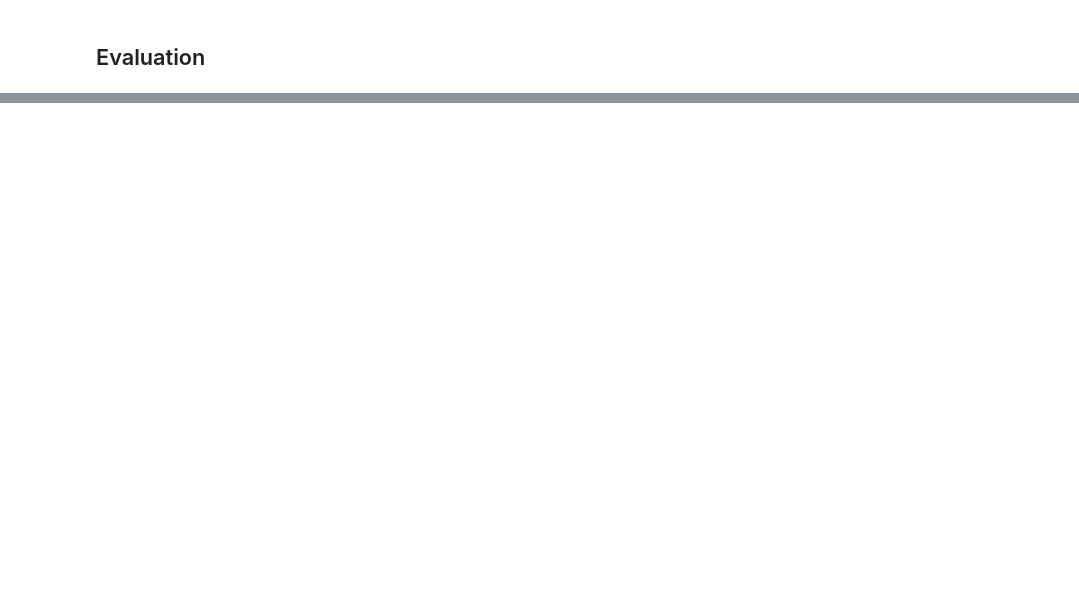
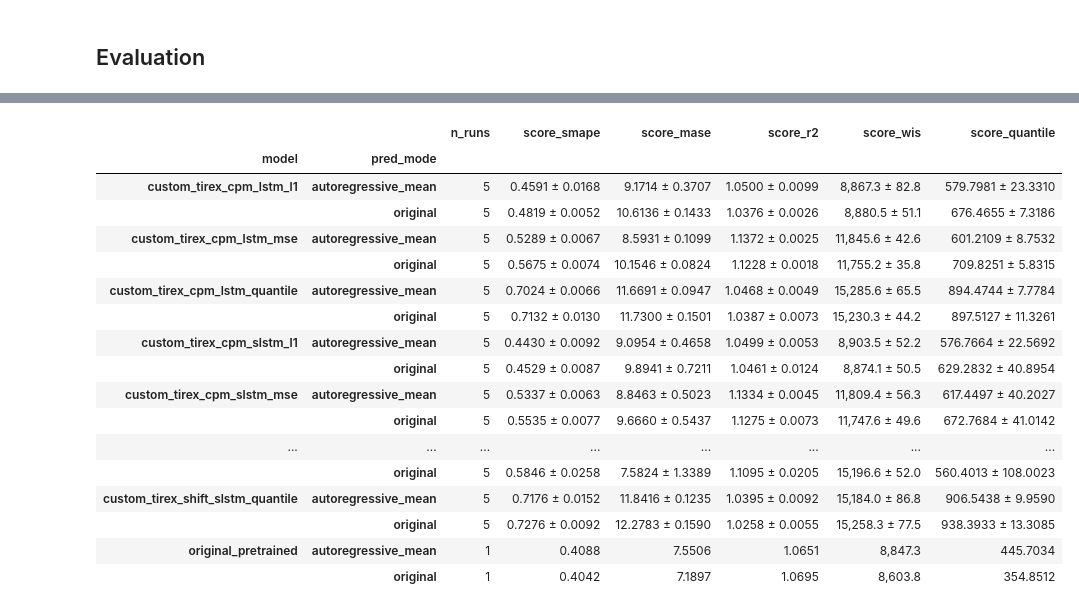
Before and after one commit to Richi0D/tirex_loss, a Jupyter notebook: notebooks/custom_tirex_cpm_evaluation.ipynb, the cells around one changed output, grey strips where cells are left out. Saved outputs shown, nothing was run; the diff lists cells and outputs as text; code cells hidden in the pictures; blank space fills up the shorter version.

Commit message:
add scores

```diff
--- a/notebooks/custom_tirex_cpm_evaluation.ipynb
+++ b/notebooks/custom_tirex_cpm_evaluation.ipynb
@@ -855,9 +732,2 @@ custom_tirex_cpm_lstm & l1 & 100 & \background-color#006837 \color#f1f1f1 113.85
 # %% [markdown]
 ## Evaluation
-# %%
-model_paths = {}
-for name, item in training_variants.items():
-    model_path = item['model_path']
-    model_paths[name] = model_path
-model_paths['original_pretrained'] = Path("../models/tirex_original_pretrained_20260614")
-model_paths
@@ -960,0 +734,73 @@ original_pretrained & 0.032634 & 0.031397 & 3.421839 & 3.319281 \\
+# %%
+model_paths['original_pretrained'] = Path("../models/v2_tirex_original_pretrained_full")
+
+SCORE_COLS = ["score_smape", "score_mase", "score_r2", "score_wis", "score_quantile"]
+
+rows = []
+for name, p in model_paths.items():
+    for run_dir in discover_runs(p):
+        score_file = run_dir / "scores.json"
+        if not score_file.exists():
+            continue
+        with open(score_file, 'r') as f:
+            s = json.load(f)
+        best = s["best_model.pth"]
+        for pred_mode, values in best.items():
+            rows.append({
+                "model": name,
+                "run": run_dir.name,
+                "pred_mode": pred_mode,
+                **dict(zip(SCORE_COLS, values)),
+            })
+
+df_runs = pd.DataFrame(rows)
+
+# Aggregate mean/std across runs, grouped by model + pred_mode
+agg = df_runs.groupby(["model", "pred_mode"])[SCORE_COLS].agg(["mean", "std", "count"])
+agg.columns = [f"{col}_{stat}" for col, stat in agg.columns]
+
+lower_better = ["score_smape", "score_mase", "score_wis", "score_quantile"]
+higher_better = ["score_r2"]
+
+def mean_std_fmt(mean, std, n, fmt="{:.4f}"):
+    if pd.isna(mean):
+        return "—"
+    if pd.isna(std) or n <= 1:
+        return fmt.format(mean)
+    return f"{fmt.format(mean)} ± {fmt.format(std)}"
+
+FMT = {
+    "score_smape": "{:.4f}",
+    "score_mase":  "{:.4f}",
+    "score_r2":    "{:.4f}",
+    "score_wis":   "{:,.1f}",
+    "score_quantile": "{:.4f}",
+}
+
+display_df = pd.DataFrame(index=agg.index)
+display_df["n_runs"] = agg[[c for c in agg.columns if c.endswith("_count")]].max(axis=1).astype(int)
+for col in SCORE_COLS:
+    display_df[col] = [
+        mean_std_fmt(m, s, n, FMT.get(col, "{:.4f}"))
+        for m, s, n in zip(agg[f"{col}_mean"], agg[f"{col}_std"], agg[f"{col}_count"])
+    ]
+
+styler = display_df.style
+
+for col in lower_better:
+    styler = styler.background_gradient(subset=pd.IndexSlice[:, [col]], cmap="RdYlGn_r",
+                                         gmap=agg[f"{col}_mean"])
+for col in higher_better:
+    styler = styler.background_gradient(subset=pd.IndexSlice[:, [col]], cmap="RdYlGn",
+                                         gmap=agg[f"{col}_mean"])
+
+(
+    styler
+    .set_caption("Best model scores by model and prediction mode – mean ± std across runs")
+    .set_table_styles([
+        {"selector": "caption", "props": [("font-size", "13px"), ("font-weight", "bold"), ("text-align", "left"), ("padding-bottom", "8px")]},
+        {"selector": "th", "props": [("text-align", "left"), ("padding", "6px 12px"), ("white-space", "nowrap")]},
+        {"selector": "td", "props": [("padding", "5px 12px"), ("white-space", "nowrap")]},
+    ])
+)
+# %% [output]
@@ -960,0 +808,18 @@ original_pretrained & 0.032634 & 0.031397 & 3.421839 & 3.319281 \\
+|  |  | n_runs | score_smape | score_mase | score_r2 | score_wis | score_quantile |
+| model | pred_mode |  |  |  |  |  |  |
+| custom_tirex_cpm_lstm_l1 | autoregressive_mean | 5 | 0.4591 ± 0.0168 | 9.1714 ± 0.3707 | 1.0500 ± 0.0099 | 8,867.3 ± 82.8 | 579.7981 ± 23.3310 |
+|  | original | 5 | 0.4819 ± 0.0052 | 10.6136 ± 0.1433 | 1.0376 ± 0.0026 | 8,880.5 ± 51.1 | 676.4655 ± 7.3186 |
+| custom_tirex_cpm_lstm_mse | autoregressive_mean | 5 | 0.5289 ± 0.0067 | 8.5931 ± 0.1099 | 1.1372 ± 0.0025 | 11,845.6 ± 42.6 | 601.2109 ± 8.7532 |
+|  | original | 5 | 0.5675 ± 0.0074 | 10.1546 ± 0.0824 | 1.1228 ± 0.0018 | 11,755.2 ± 35.8 | 709.8251 ± 5.8315 |
+| custom_tirex_cpm_lstm_quantile | autoregressive_mean | 5 | 0.7024 ± 0.0066 | 11.6691 ± 0.0947 | 1.0468 ± 0.0049 | 15,285.6 ± 65.5 | 894.4744 ± 7.7784 |
+|  | original | 5 | 0.7132 ± 0.0130 | 11.7300 ± 0.1501 | 1.0387 ± 0.0073 | 15,230.3 ± 44.2 | 897.5127 ± 11.3261 |
+| custom_tirex_cpm_slstm_l1 | autoregressive_mean | 5 | 0.4430 ± 0.0092 | 9.0954 ± 0.4658 | 1.0499 ± 0.0053 | 8,903.5 ± 52.2 | 576.7664 ± 22.5692 |
+|  | original | 5 | 0.4529 ± 0.0087 | 9.8941 ± 0.7211 | 1.0461 ± 0.0124 | 8,874.1 ± 50.5 | 629.2832 ± 40.8954 |
+| custom_tirex_cpm_slstm_mse | autoregressive_mean | 5 | 0.5337 ± 0.0063 | 8.8463 ± 0.5023 | 1.1334 ± 0.0045 | 11,809.4 ± 56.3 | 617.4497 ± 40.2027 |
+|  | original | 5 | 0.5535 ± 0.0077 | 9.6660 ± 0.5437 | 1.1275 ± 0.0073 | 11,747.6 ± 49.6 | 672.7684 ± 41.0142 |
+| ... | ... | ... | ... | ... | ... | ... | ... |
+|  | original | 5 | 0.5846 ± 0.0258 | 7.5824 ± 1.3389 | 1.1095 ± 0.0205 | 15,196.6 ± 52.0 | 560.4013 ± 108.0023 |
+| custom_tirex_shift_slstm_quantile | autoregressive_mean | 5 | 0.7176 ± 0.0152 | 11.8416 ± 0.1235 | 1.0395 ± 0.0092 | 15,184.0 ± 86.8 | 906.5438 ± 9.9590 |
+|  | original | 5 | 0.7276 ± 0.0092 | 12.2783 ± 0.1590 | 1.0258 ± 0.0055 | 15,258.3 ± 77.5 | 938.3933 ± 13.3085 |
+| original_pretrained | autoregressive_mean | 1 | 0.4088 | 7.5506 | 1.0651 | 8,847.3 | 445.7034 |
+|  | original | 1 | 0.4042 | 7.1897 | 1.0695 | 8,603.8 | 354.8512 |
```
Also changed, not shown: parts of 14 cells of this notebook, 30 other files.
